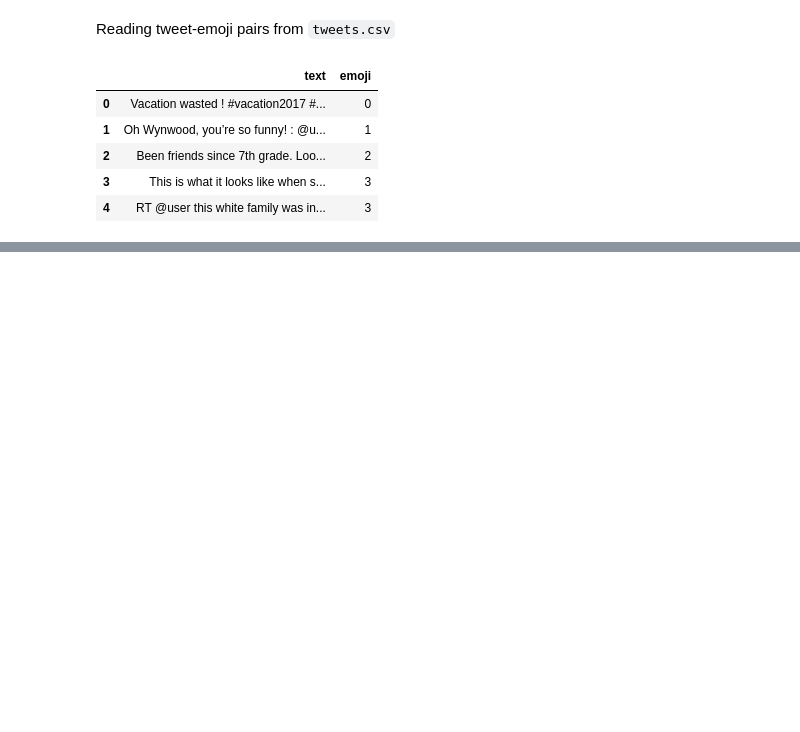
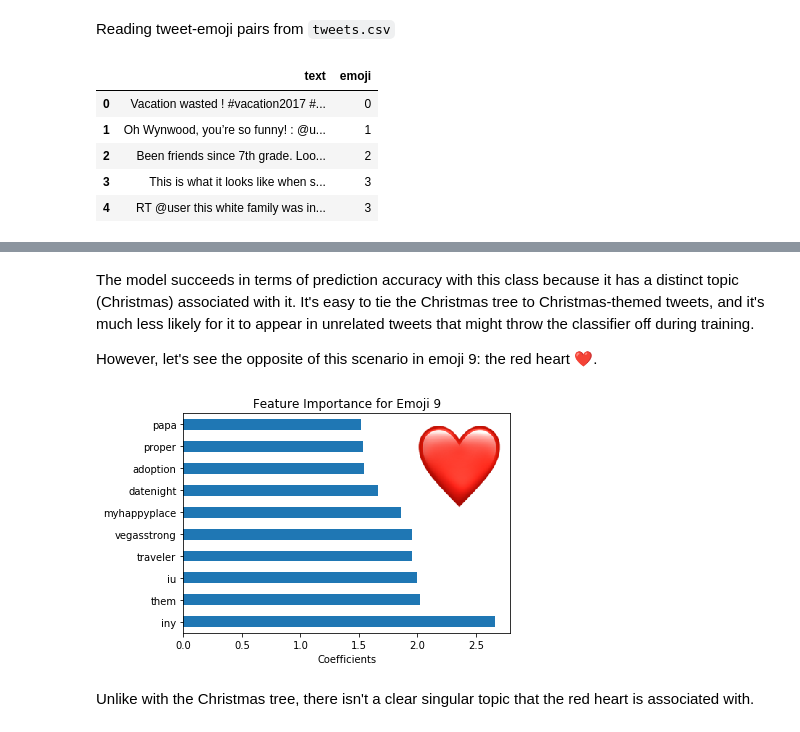
Before and after one commit to toast22a/intrnlp-mco, a Jupyter notebook: MODEL.ipynb, the cells around one changed output, grey strips where cells are left out. Saved outputs shown, nothing was run; the diff lists cells and outputs as text; code cells hidden in the pictures; blank space fills up the shorter version.

```diff
--- a/MODEL.ipynb
+++ b/MODEL.ipynb
@@ -237,0 +313,18 @@ sns.heatmap(confusion_matrix(y_test, best_clf.predict(X_test)))
+# %% [markdown]
+The model succeeds in terms of prediction accuracy with this class because it has a distinct topic (Christmas) associated with it. It's easy to tie the Christmas tree to Christmas-themed tweets, and it's much less likely for it to appear in unrelated tweets that might throw the classifier off during training.
+
+However, let's see the opposite of this scenario in emoji 9: the red heart &#10084;.
+# %%
+pd.Series(best_clf.steps[2][1].coef_[9], index=best_clf.steps[0][1].get_feature_names())\
+    .sort_values(ascending=False).head(10).plot(kind='barh')
+plt.title('Feature Importance for Emoji 9')
+plt.xlabel('Coefficients')
+plt.tight_layout()
+ax = plt.axes([.7,.575,.3,.3])
+ax.imshow(plt.imread('images/emoji_9.png'))
+ax.axis('off')
+plt.savefig('figures/feature_importance_emoji_9.png', dpi=300)
+# %% [output]
+[figure, added]
+# %% [markdown]
+Unlike with the Christmas tree, there isn't a clear singular topic that the red heart is associated with.
```
Also changed, not shown: parts of 34 cells of this notebook, 1 other file.
